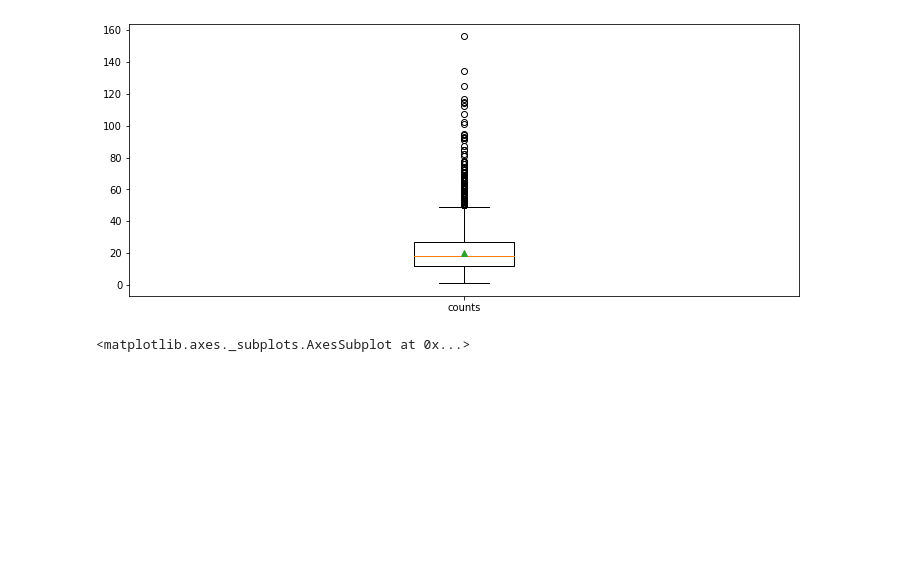
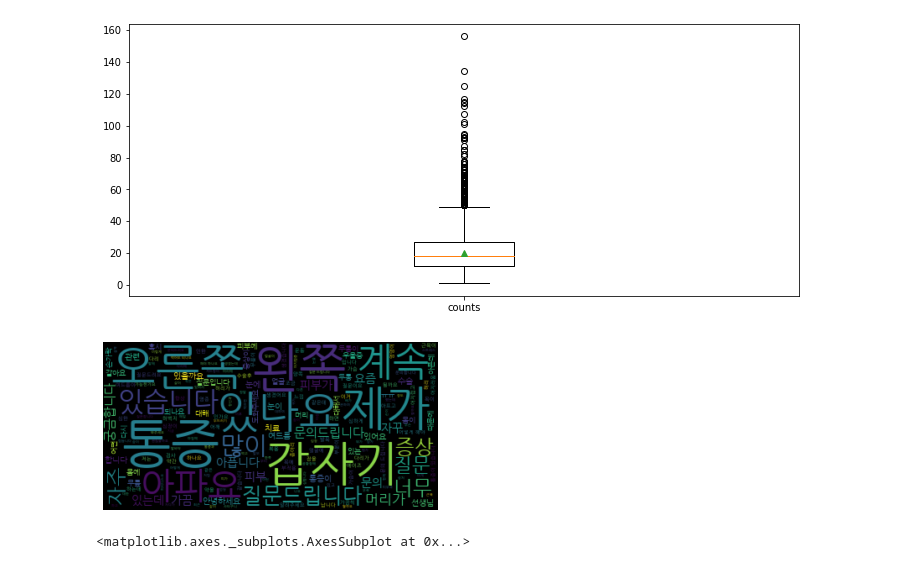
Before and after one commit to osamhack2020/Infra_Meditact_Meditact, a Jupyter notebook: models/BERT/BERT_finetune.ipynb, the cells around one changed output. Cells and saved outputs as stored; diff of their text form; code cells hidden in the pictures; blank space fills up the shorter version.

```diff
--- a/models/BERT/BERT_finetune.ipynb
+++ b/models/BERT/BERT_finetune.ipynb
@@ -164,6 +164,14 @@ plt.boxplot(train_length,
 # 보통은 문자열이 아닌 데이터는 삭제하나, 증상의 경우 발열, 체중 등과 같은 내용이 중요하므로 숫자도 살려둔다.
 # train_review = [review for review in train_data['document'] if type(review) is str]
 train_symptom = [symptom for symptom in train_data['symptom'] if type(symptom) is (str or int or float)]
+# %%
+wordcloud = WordCloud(font_path=DATA_IN_PATH + 'NanumGothic-Regular.ttf').generate(' '.join(train_symptom))
+
+plt.imshow(wordcloud, interpolation='bilinear')
+plt.axis('off')
+plt.show()
+# %% [output]
+[figure, added]
 # %%
 fig, axe = plt.subplots(ncols=1)
 fig.set_size_inches(20, 3)
```
Also changed, not shown: parts of 2 cells of this notebook.
